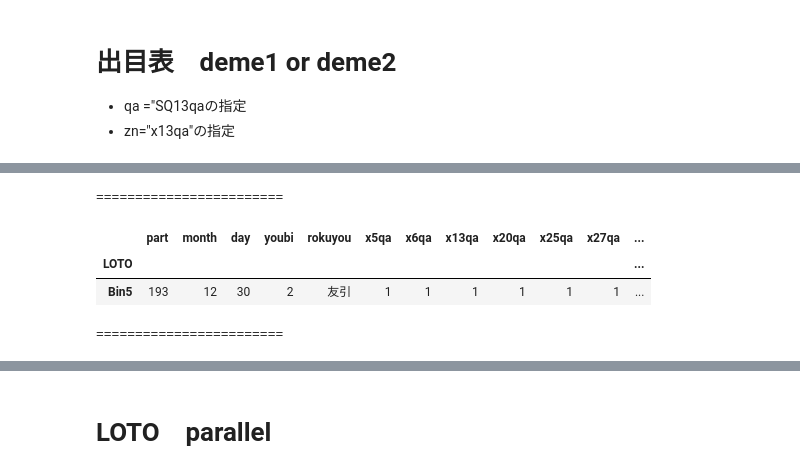
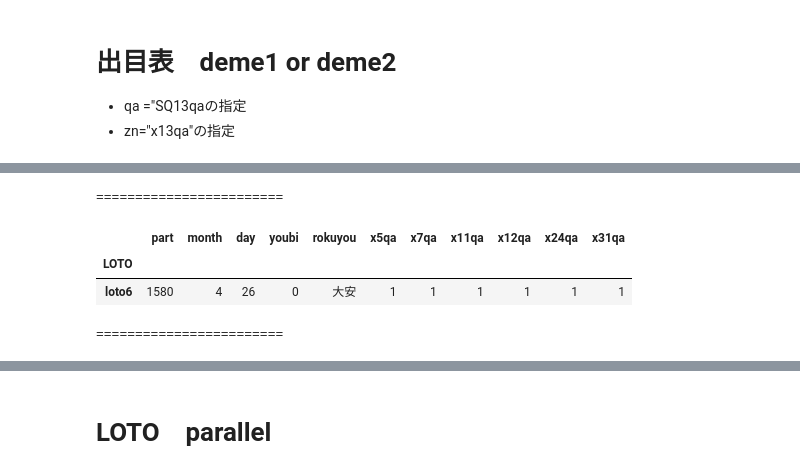
Before and after one commit to tajamaharu/-, a Jupyter notebook: loto_330_BEFORE.ipynb, the cells around one changed output, grey strips where cells are left out. Drawn from its saved outputs; the diff is of its cells as text; code cells hidden in the pictures.

```diff
--- a/loto_330_BEFORE.ipynb
+++ b/loto_330_BEFORE.ipynb
@@ -2390,7 +2390,7 @@ d.tail(1)
 *   qa ="SQ13qaの指定
 *   zn="x13qa"の指定
 # %%
-loto="bin5"#@param["loto6","mini","bin5","loto7","num3","num4"]
+loto="loto6"#@param["loto6","mini","bin5","loto7","num3","num4"]
 
 if loto =="loto6":
     LOTOd=d[d["LOTO"] == "loto6"]
@@ -2811,28 +2811,28 @@ N= 4
 # %%
-num=1 #@param {type:"slider", min:1, max:43, step:1}
+num=3 #@param {type:"slider", min:1, max:43, step:1}
 print("========================")
 
 
 LOTO_Next_X_1=LOTO_Next_X[S_4[DF_qe_1].columns].tail(1)
 LOTO_Next_X_2=LOTO_Next_X[["LOTO","part","month","day","youbi","rokuyou"]].tail(1)
 display(pd.concat([LOTO_Next_X_2,LOTO_Next_X_1],axis=1).set_index("LOTO",inplace=False))
 print("========================")
 
 xqa="x"+str(num)+"qa"
 s="s"+str(num)
 y_1=DF_qa[str(xqa)]
 y_2=DF_qa[str(s)]
 
 
 fig = go.Figure()
 fig.add_trace( go.Bar(x = DF_qa.part, y = y_1, name = 'xqa')) # 線だけ
 fig.add_trace(go.Scatter(x = DF_qa.part,  y = y_2, mode =  "lines+markers", name = 's')) # マーカだけ
 fig.show()
 # %% [output]
 ========================
-|  | part | month | day | youbi | rokuyou | x5qa | x6qa | x13qa | x20qa | x25qa | x27qa | ... |
-| LOTO |  |  |  |  |  |  |  |  |  |  |  | ... |
-| Bin5 | 193 | 12 | 30 | 2 | 友引 | 1 | 1 | 1 | 1 | 1 | 1 | ... |
+|  | part | month | day | youbi | rokuyou | x5qa | x7qa | x11qa | x12qa | x24qa | x31qa |
+| LOTO |  |  |  |  |  |  |  |  |  |  |  |
+| loto6 | 1580 | 4 | 26 | 0 | 大安 | 1 | 1 | 1 | 1 | 1 | 1 |
 ========================
 [interactive output not drawn]
 # %% [markdown]
```
Also changed, not shown: parts of 22 cells of this notebook.
